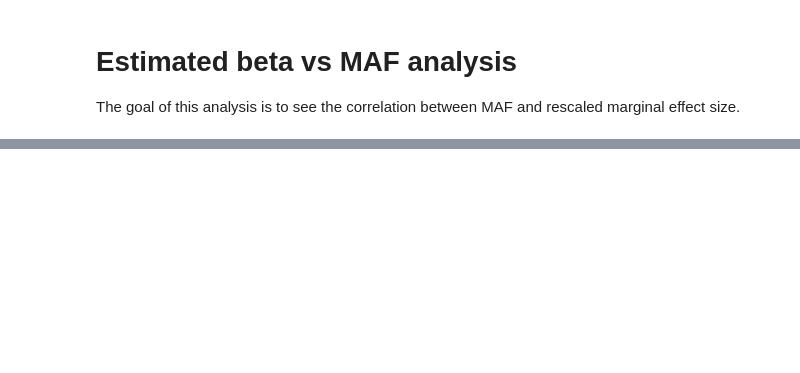
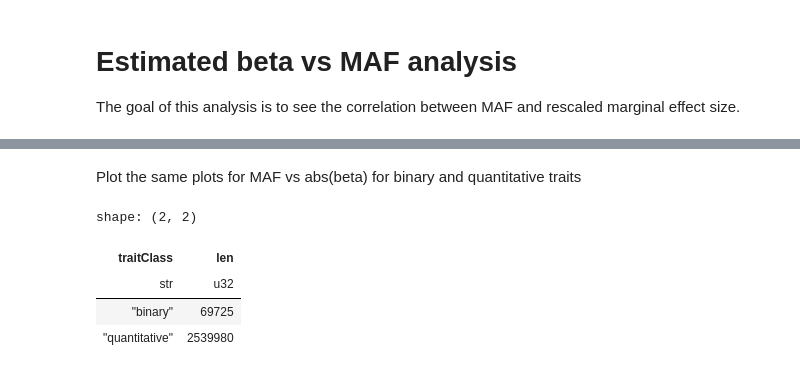
Before and after one commit to opentargets/Gentropy-manuscript, a Jupyter notebook: chapters/variant_effect_prediction/05_maf_vs_est_beta.ipynb, the cells around one changed output, grey strips where cells are left out. Drawn from its saved outputs; the diff is of its cells as text; code cells hidden in the pictures; blank space fills up the shorter version.

```diff
--- a/chapters/variant_effect_prediction/05_maf_vs_est_beta.ipynb
+++ b/chapters/variant_effect_prediction/05_maf_vs_est_beta.ipynb
@@ -68,0 +69,16 @@ plt.show()
+# %% [markdown]
+Plot the same plots for MAF vs abs(beta) for binary and quantitative traits
+# %%
+data = dataset.select(
+    pl.col("majorPopulationMAF"),
+    pl.col("rescaledStatistics").struct.field("estimatedBeta").abs().alias("absEstimatedBeta"),
+    pl.col("studyType"),
+    pl.col("rescaledStatistics").struct.field("traitClass"),
+).filter(pl.col("majorPopulationMAF").is_not_null() & pl.col("absEstimatedBeta").is_finite())
+data.group_by("traitClass").len()
+# %% [output]
+shape: (2, 2)
+| traitClass | len |
+| str | u32 |
+| "binary" | 69725 |
+| "quantitative" | 2539980 |
```
Also changed, not shown: parts of 4 cells of this notebook, 3 other files.
